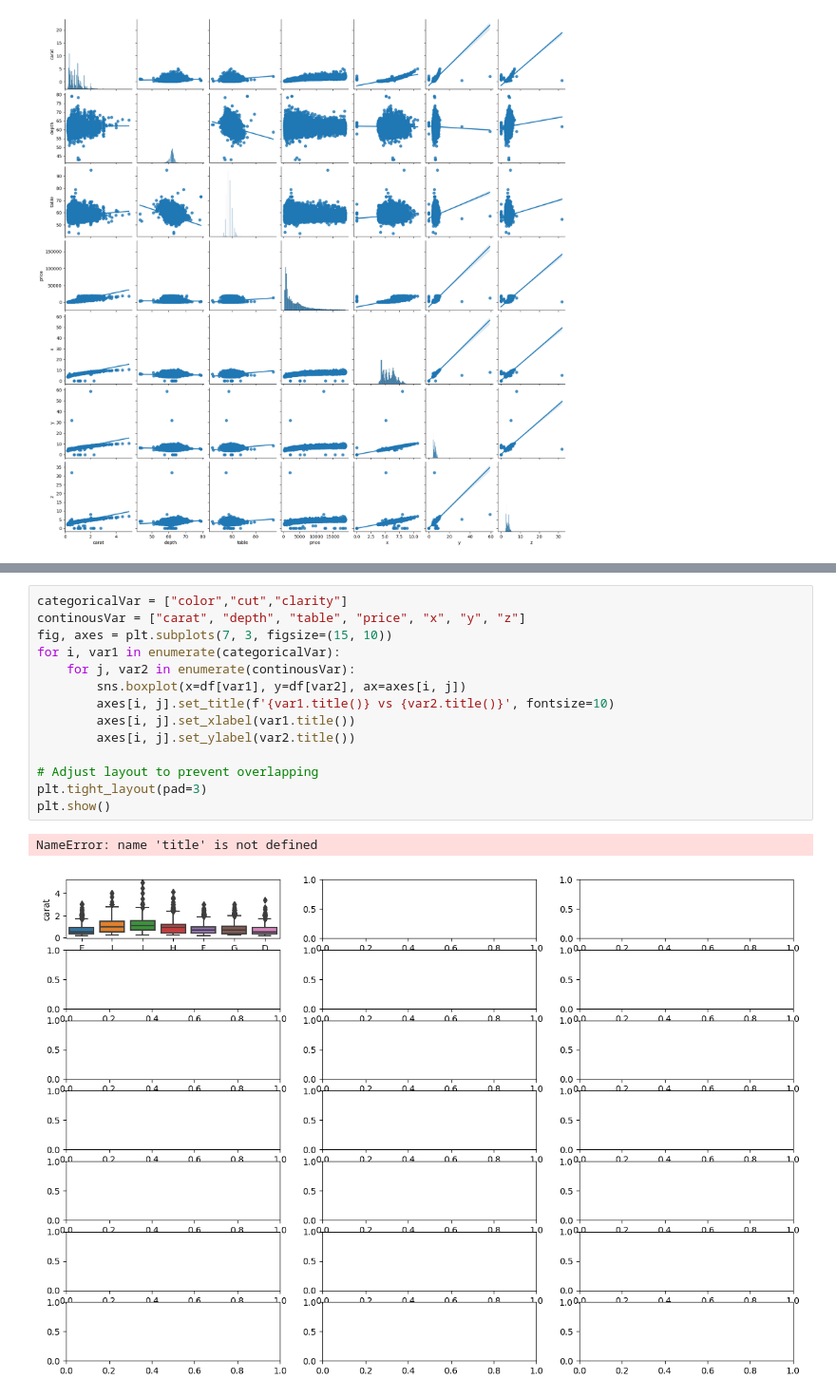
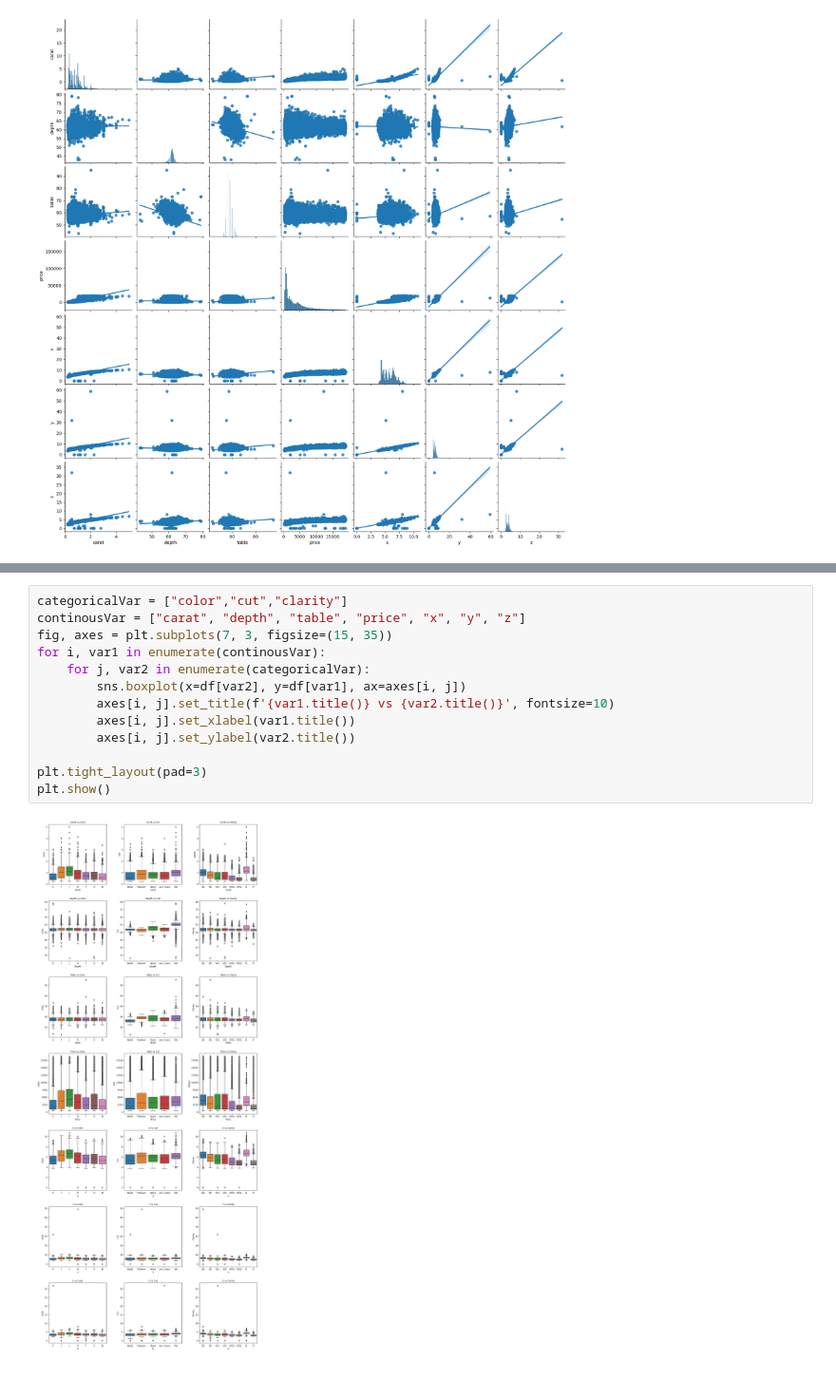
Before and after one commit to ZyonR/Data-Wrangling, a Jupyter notebook: FA1/DSC1107_FA1__RAMILO.ipynb, the cells around one changed output, grey strips where cells are left out. Shown at 95% size. Cells and saved outputs as stored; diff of their text form.

```diff
--- a/FA1/DSC1107_FA1__RAMILO.ipynb
+++ b/FA1/DSC1107_FA1__RAMILO.ipynb
@@ -120,17 +103,15 @@ coor_df
 # %%
 categoricalVar = ["color","cut","clarity"]
 continousVar = ["carat", "depth", "table", "price", "x", "y", "z"]
-fig, axes = plt.subplots(7, 3, figsize=(15, 10))
-for i, var1 in enumerate(categoricalVar):
-    for j, var2 in enumerate(continousVar):
-        sns.boxplot(x=df[var1], y=df[var2], ax=axes[i, j])
+fig, axes = plt.subplots(7, 3, figsize=(15, 35))
+for i, var1 in enumerate(continousVar):
+    for j, var2 in enumerate(categoricalVar):
+        sns.boxplot(x=df[var2], y=df[var1], ax=axes[i, j])
         axes[i, j].set_title(f'{var1.title()} vs {var2.title()}', fontsize=10)
         axes[i, j].set_xlabel(var1.title())
         axes[i, j].set_ylabel(var2.title())
 
-# Adjust layout to prevent overlapping
 plt.tight_layout(pad=3)
 plt.show()
 # %% [output]
-NameError: name 'title' is not defined
-[figure, old version]
+[figure, new version]
```
Also changed, not shown: parts of 6 cells of this notebook.
